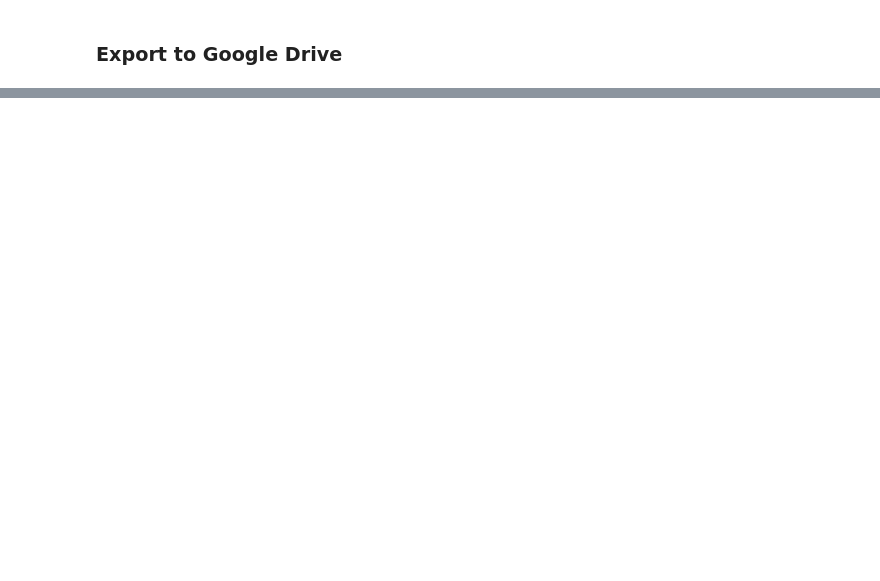
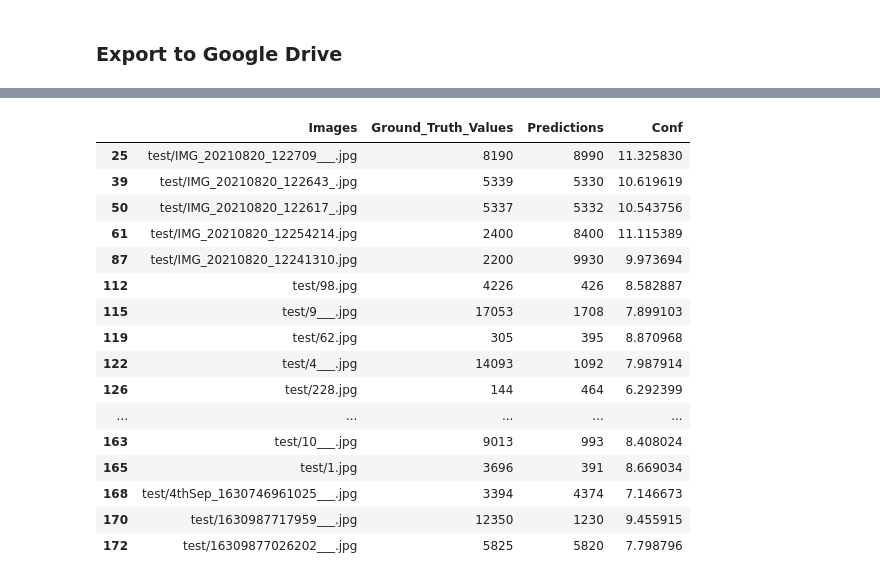
Before and after one commit to ya-stack/PaddlePaddle-PaddleOCR, a Jupyter notebook: PP_OCR.ipynb, the cells around one changed output, grey strips where cells are left out. Saved outputs shown, nothing was run; the diff lists cells and outputs as text; code cells hidden in the pictures; blank space fills up the shorter version.

```diff
--- a/PP_OCR.ipynb
+++ b/PP_OCR.ipynb
@@ -446,0 +483,3 @@ File ID: 1YuwofUmy6uGLHKhFtg_5uEyyL-Ozohs9
+# %%
+df = pd.read_csv(path,sep="\t",header=None,names=['Images','Predictions','Conf'])
+df
@@ -446,0 +500,2 @@ File ID: 1YuwofUmy6uGLHKhFtg_5uEyyL-Ozohs9
+# %%
+df['Images'] = df['Images'].str.split("/content/PaddleOCR/85_Images_Data/val_OCR/").str[1]
@@ -446,0 +518,4 @@ File ID: 1YuwofUmy6uGLHKhFtg_5uEyyL-Ozohs9
+# %%
+## Ground Truth Values DataFrame
+df1 = pd.read_csv("/content/PaddleOCR/85_Images_Data/val_OCR/test_date.txt",sep="\t",header=None,names=['Images','Ground_Truth_Values'])
+df1
@@ -446,0 +538,6 @@ File ID: 1YuwofUmy6uGLHKhFtg_5uEyyL-Ozohs9
+# %%
+## Table showing:
+# 1. Comparison between Ground Truth Values and Predictions
+# 2. Cumulative of the wrong plus right predictions
+data = pd.merge(df1, df, on = 'Images', how = 'left')
+data
@@ -446,0 +558,22 @@ File ID: 1YuwofUmy6uGLHKhFtg_5uEyyL-Ozohs9
+# %%
+## Wrong predictions dataframe
+data1 = data[data['Ground_Truth_Values']!=data['Predictions']]
+data1
+# %% [output]
+|  | Images | Ground_Truth_Values | Predictions | Conf |
+| 25 | test/IMG_20210820_122709___.jpg | 8190 | 8990 | 11.325830 |
+| 39 | test/IMG_20210820_122643_.jpg | 5339 | 5330 | 10.619619 |
+| 50 | test/IMG_20210820_122617_.jpg | 5337 | 5332 | 10.543756 |
+| 61 | test/IMG_20210820_12254214.jpg | 2400 | 8400 | 11.115389 |
+| 87 | test/IMG_20210820_12241310.jpg | 2200 | 9930 | 9.973694 |
+| 112 | test/98.jpg | 4226 | 426 | 8.582887 |
+| 115 | test/9___.jpg | 17053 | 1708 | 7.899103 |
+| 119 | test/62.jpg | 305 | 395 | 8.870968 |
+| 122 | test/4___.jpg | 14093 | 1092 | 7.987914 |
+| 126 | test/228.jpg | 144 | 464 | 6.292399 |
+| ... | ... | ... | ... | ... |
+| 163 | test/10___.jpg | 9013 | 993 | 8.408024 |
+| 165 | test/1.jpg | 3696 | 391 | 8.669034 |
+| 168 | test/4thSep_1630746961025___.jpg | 3394 | 4374 | 7.146673 |
+| 170 | test/1630987717959___.jpg | 12350 | 1230 | 9.455915 |
+| 172 | test/16309877026202___.jpg | 5825 | 5820 | 7.798796 |
```
Also changed, not shown: parts of 63 cells of this notebook.
